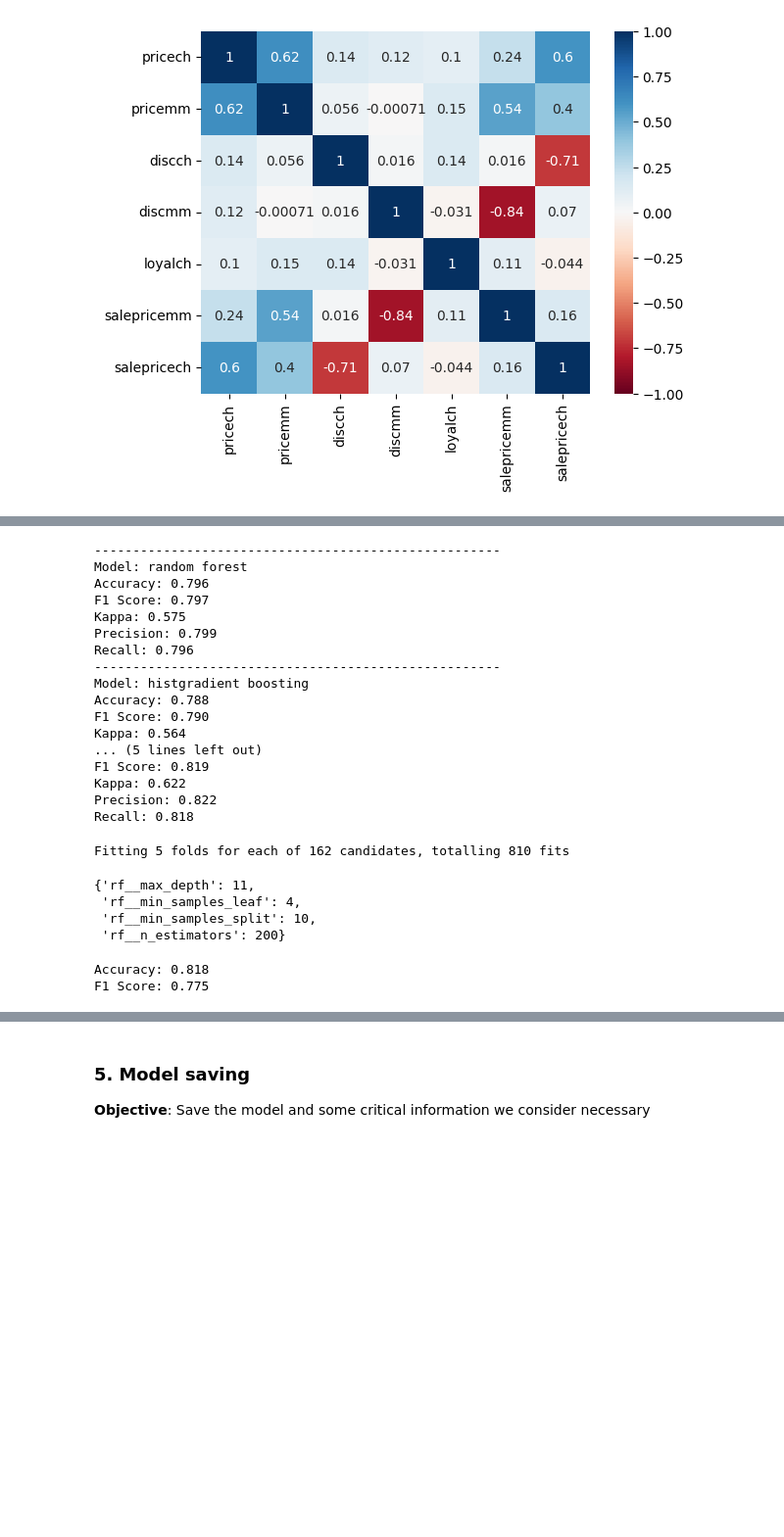
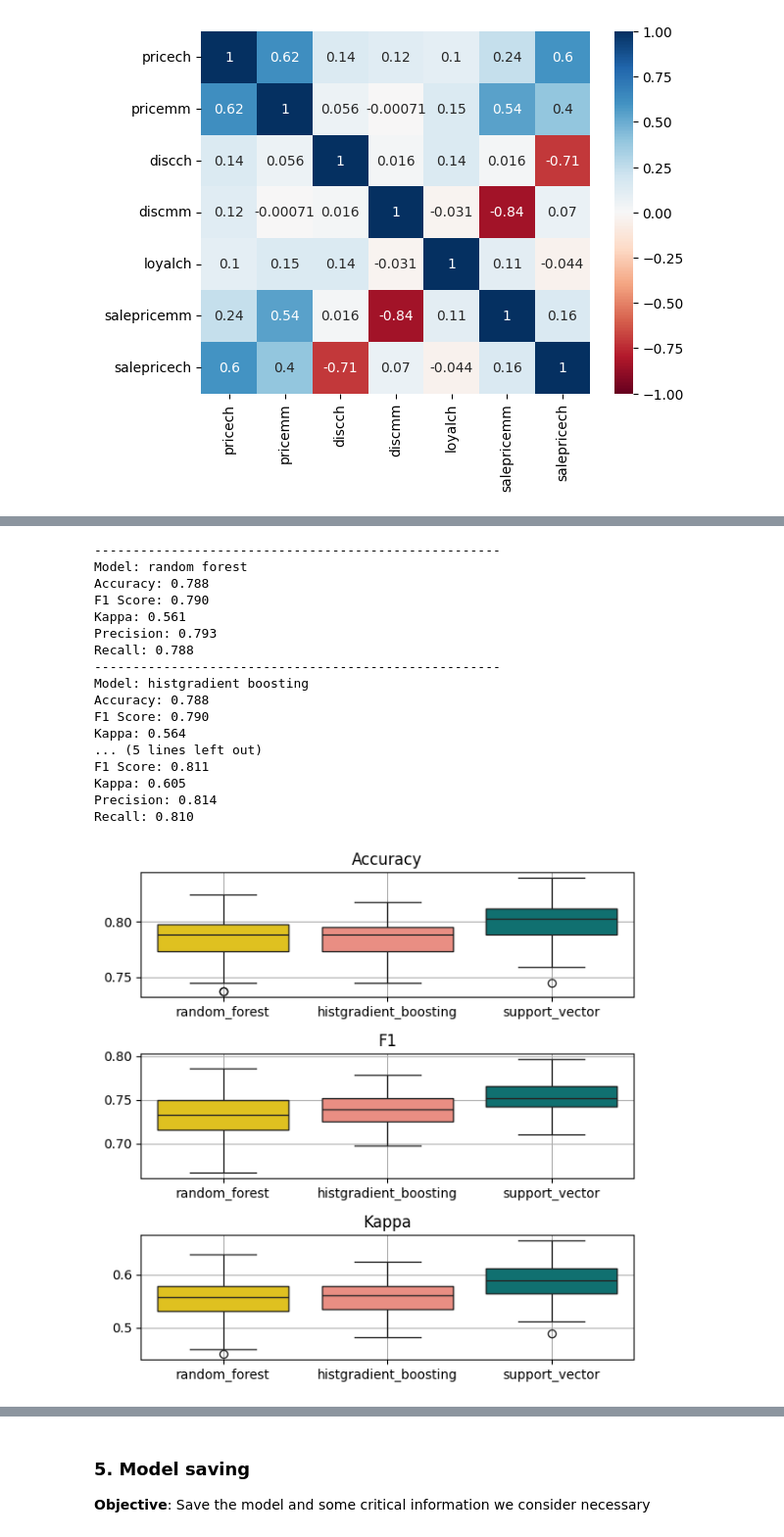
Before and after one commit to alexismenanieves/Orchestrator, a Jupyter notebook: notebooks/Orange_Juice_Model.ipynb, the cells around one changed output, grey strips where cells are left out. Shown: that part at 98% size. Drawn from its saved outputs; the diff is of its cells as text; code cells hidden in the pictures; blank space fills up the shorter version.

```diff
--- a/notebooks/Orange_Juice_Model.ipynb
+++ b/notebooks/Orange_Juice_Model.ipynb
@@ -510,6 +487,3 @@ models = {
         'params': svc_param_grid
     }
 }
-# %%
-for model in models:
-    print(model)
@@ -527,11 +490,11 @@ probes['random_forest']['params']
 # %%
-# 4.5 Train the model
+# 4.7 Train the model
+results = {}
 for model in models:
-    results = {}
     gscv = GridSearchCV(
         estimator=models[model]['model'],
         param_grid=models[model]['params'],
-        cv=5,
+        cv=6,
         scoring='f1_weighted',
         n_jobs=3
     )
@@ -544,40 +507,25 @@ for model in models:
     print(f"Kappa: {cohen_kappa_score(y_val_enc, y_hat_val):.3f}")
     print(f"Precision: {precision_score(y_val_enc, y_hat_val, average='weighted'):.3f}")
     print(f"Recall: {recall_score(y_val_enc, y_hat_val, average='weighted'):.3f}")
-    results['model'] = gscv.best_estimator_
+    results[model] = gscv
+    params = {re.sub('.+__','',k):v for k,v in gscv.best_params_.items()}
+    models[model]['best_params'] = params
+    gscv.best_params_
 # %% [output]
 -----------------------------------------------------
 Model: random forest
-Accuracy: 0.796
-F1 Score: 0.797
-Kappa: 0.575
-Precision: 0.799
-Recall: 0.796
+Accuracy: 0.788
+F1 Score: 0.790
+Kappa: 0.561
+Precision: 0.793
+Recall: 0.788
 -----------------------------------------------------
 Model: histgradient boosting
 Accuracy: 0.788
 F1 Score: 0.790
 Kappa: 0.564
 ... (5 lines left out)
-F1 Score: 0.819
-Kappa: 0.622
-Precision: 0.822
-Recall: 0.818
+F1 Score: 0.811
+Kappa: 0.605
+Precision: 0.814
+Recall: 0.810
-# %%
-# 4.5 Train the model
-clf_rf_cv.fit(X_train, y_train_enc)
-clf_rf_cv.best_params_
-# %% [output]
-Fitting 5 folds for each of 162 candidates, totalling 810 fits
-{'rf__max_depth': 11,
- 'rf__min_samples_leaf': 4,
- 'rf__min_samples_split': 10,
- 'rf__n_estimators': 200}
-# %%
-# 4.6 Test on validation dataset
-y_hat_val = clf_svc_cv.predict(X_val)
-print(f'Accuracy: {accuracy_score(y_val_enc, y_hat_val):.3f}')
-print(f'F1 Score: {f1_score(y_val_enc, y_hat_val):.3f}')
-# %% [output]
-Accuracy: 0.818
-F1 Score: 0.775
@@ -584 +580,27 @@ F1 Score: 0.775
+# %%
+# 4.9 Plot confidence intervals for metrics
+fig, ax = plt.subplots(3,1, figsize=(6,6))
+axs = ax.flatten()
+sns.boxplot(
+    pd.DataFrame(bootstrap_model_ci).T['accuracy'].to_dict(),
+    palette=['gold','salmon','teal'], ax=axs[0]
+)
+axs[0].set_title('Accuracy')
+axs[0].grid(True)
+sns.boxplot(
+    pd.DataFrame(bootstrap_model_ci).T['f1'].to_dict(),
+    palette=['gold','salmon','teal'], ax=axs[1]
+)
+axs[1].set_title('F1')
+axs[1].grid(True)
+sns.boxplot(
+    pd.DataFrame(bootstrap_model_ci).T['kappa'].to_dict(),
+    palette=['gold','salmon','teal'], ax=axs[2]
+)
+axs[2].set_title('Kappa')
+axs[2].grid(True)
+plt.tight_layout()
+plt.show()
+# %% [output]
+[figure, added]
 # %%
```
Also changed, not shown: parts of 26 cells of this notebook.
